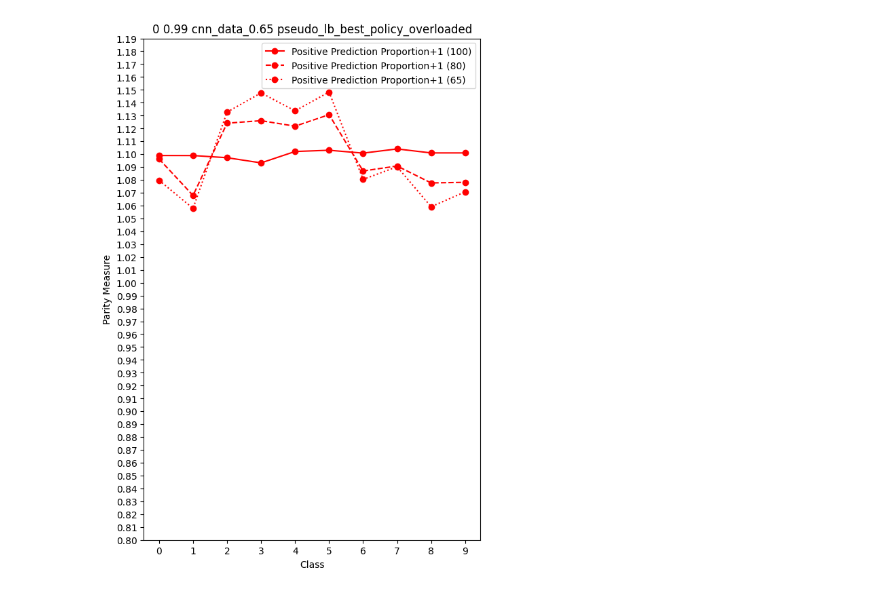
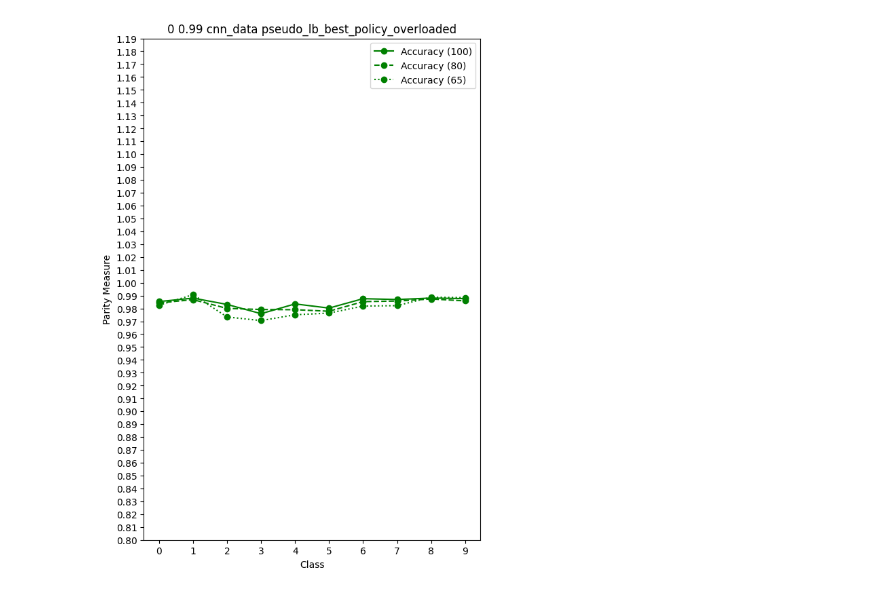
Before and after one commit to pranav-mallela/HumanAI-Teams, a Jupyter notebook: 100_90_65_combined_fairness_plot.ipynb, the cells around one changed output. Drawn from its saved outputs; the diff is of its cells as text; code cells hidden in the pictures.

```diff
--- a/100_90_65_combined_fairness_plot.ipynb
+++ b/100_90_65_combined_fairness_plot.ipynb
@@ -8,43 +17,48 @@ from experiment import titles
 for i in range(28):
     if("pseudo_lb_best_policy_overloaded" in titles[0][i] and " 0.99 " in titles[0][i]):
         plt.figure(figsize=(6.4, 9.6))
+
+        # adding 1 to dem and fpp so that values can be visualised at required scale
         a0_100 = dem_100[0][i]
         a0_100 = [x+1 for x in a0_100]
         a1_100 = fpp_100[0][i]
         a1_100 = [x+1 for x in a1_100]
         a0_80 = dem_80[0][i]
         a0_80 = [x+1 for x in a0_80]
         a1_80 = fpp_80[0][i]
         a1_80 = [x+1 for x in a1_80]
         a0_65 = dem_65[0][i]
         a0_65 = [x+1 for x in a0_65]
         a1_65 = fpp_65[0][i]
         a1_65 = [x+1 for x in a1_65]
-        plt.plot(np.arange(10), a0_100, linestyle='-', marker='o', color='r', label='Positive Prediction Proportion+1 (100)')
-        plt.plot(np.arange(10), a0_80, linestyle='--', marker='o', color='r', label='Positive Prediction Proportion+1 (80)')
-        plt.plot(np.arange(10), a0_65, linestyle=':', marker='o', color='r', label='Positive Prediction Proportion+1 (65)')
 
-        # plt.plot(np.arange(10), acc_100[0][i], linestyle='-', marker='o', color='g', label='Accuracy (100)')
-        # plt.plot(np.arange(10), acc_80[0][i], linestyle='--', marker='o', color='g', label='Accuracy (80)')
-        # plt.plot(np.arange(10), acc_65[0][i], linestyle=':', marker='o', color='g', label='Accuracy (65)')
+        # plot the five metrics over the 3 thresholds
+
+        # plt.plot(np.arange(10), a0_100, linestyle='-', marker='o', color='r', label='Positive Prediction Proportion+1 (100)')
+        # plt.plot(np.arange(10), a0_80, linestyle='--', marker='o', color='r', label='Positive Prediction Proportion+1 (80)')
+        # plt.plot(np.arange(10), a0_65, linestyle=':', marker='o', color='r', label='Positive Prediction Proportion+1 (65)')
+
+        plt.plot(np.arange(10), acc_100[0][i], linestyle='-', marker='o', color='g', label='Accuracy (100)')
+        plt.plot(np.arange(10), acc_80[0][i], linestyle='--', marker='o', color='g', label='Accuracy (80)')
+        plt.plot(np.arange(10), acc_65[0][i], linestyle=':', marker='o', color='g', label='Accuracy (65)')
 
         # plt.plot(np.arange(10), tpp_100[0][i], linestyle='-', marker='o', color='b', label='True Positive Proportion (100)')
         # plt.plot(np.arange(10), tpp_80[0][i], linestyle='--', marker='o', color='b', label='True Positive Proportion (80)')
         # plt.plot(np.arange(10), tpp_65[0][i], linestyle=':', marker='o', color='b', label='True Positive Proportion (65)')
 
         # plt.plot(np.arange(10), a1_100, linestyle='-', marker='o', color='k', label='False Positive Proportion+1 (100)')
         # plt.plot(np.arange(10), a1_80, linestyle='--', marker='o', color='k', label='False Positive Proportion+1 (80)')
         # plt.plot(np.arange(10), a1_65, linestyle=':', marker='o', color='k', label='False Positive Proportion+1 (65)')
 
         # plt.plot(np.arange(10), ppv_100[0][i], linestyle='-', marker='o', color='c', label='Positive Prediction Value (100)')
         # plt.plot(np.arange(10), ppv_80[0][i], linestyle='--', marker='o', color='c', label='Positive Prediction Value (80)')
         # plt.plot(np.arange(10), ppv_65[0][i], linestyle=':', marker='o', color='c', label='Positive Prediction Value (65)')
         plt.title(titles[0][i])
         plt.yticks(np.arange(0.8, 1.2, 0.01))
         plt.xticks(np.arange(0, 10, 1))
         plt.xlabel("Class")
         plt.ylabel("Parity Measure")
         plt.legend()
         plt.show()
 # %% [output]
-[figure, old version]
+[figure, new version]
```
Also changed, not shown: parts of 1 cell of this notebook, 11 other files.
